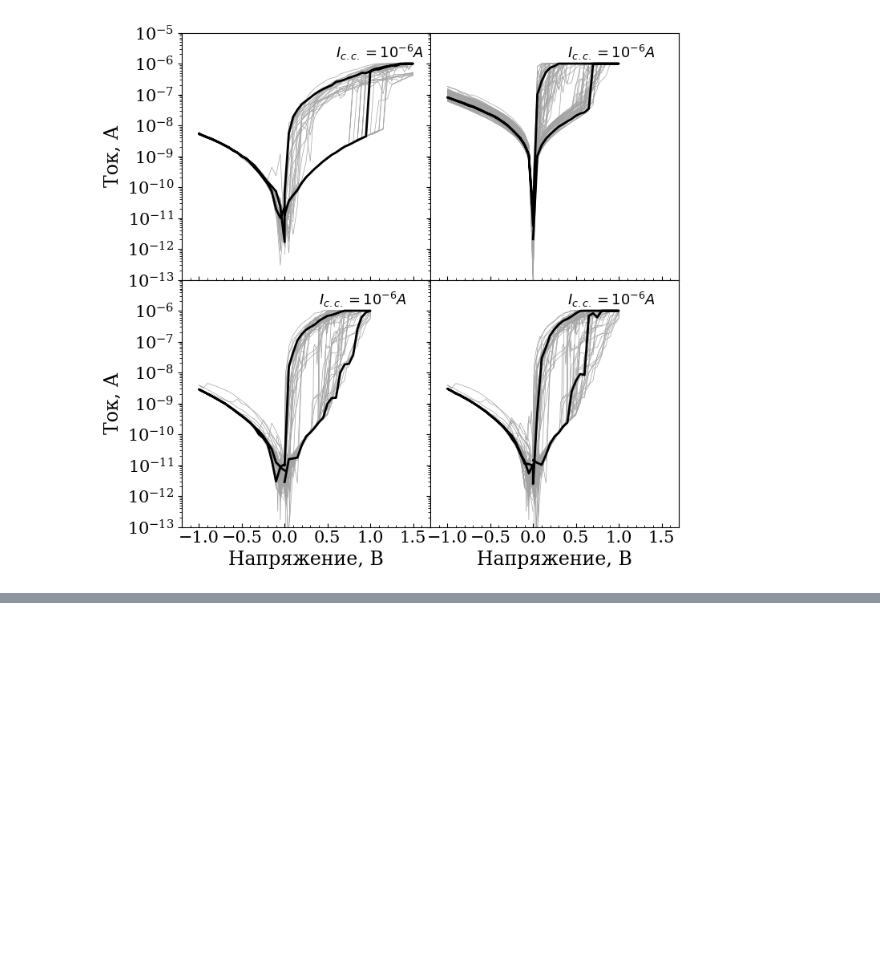
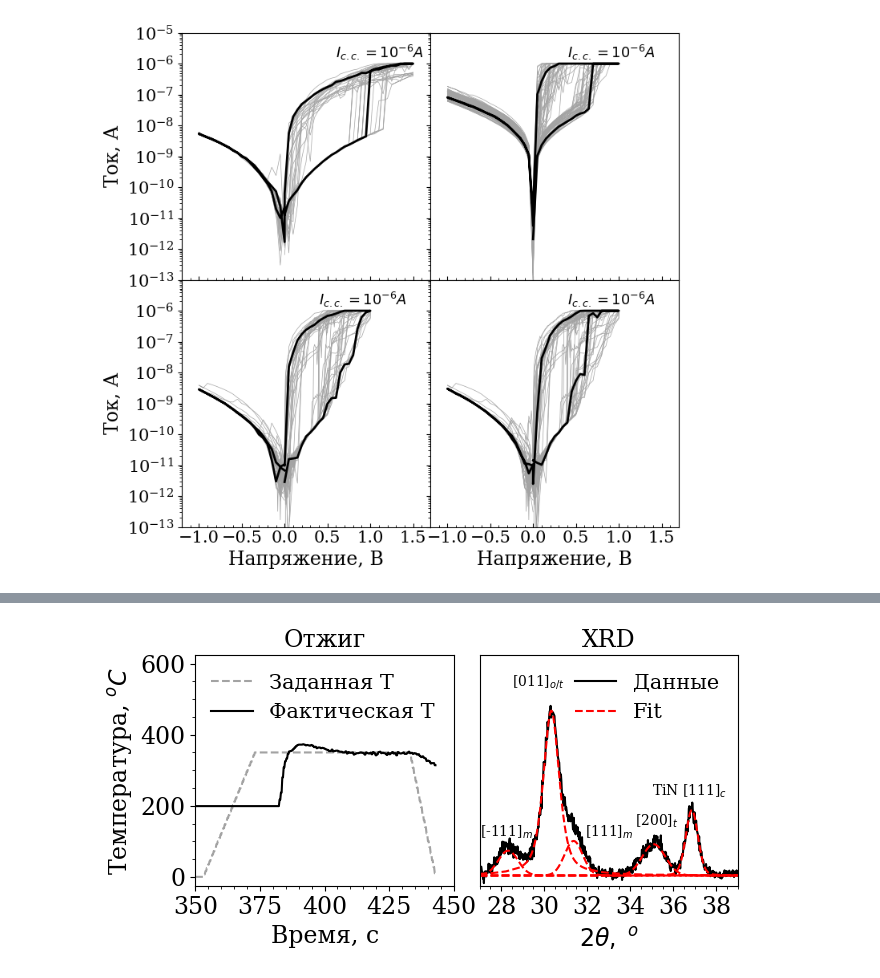
Before and after one commit to OneMoreGate/TiN-HZO_experimental, a Jupyter notebook: sample_4.1_postann_550_PLD/analysis.ipynb, the cells around one changed output, grey strips where cells are left out. Drawn from its saved outputs; the diff is of its cells as text; code cells hidden in the pictures; blank space fills up the shorter version.

```diff
--- a/sample_4.1_postann_550_PLD/analysis.ipynb
+++ b/sample_4.1_postann_550_PLD/analysis.ipynb
@@ -139,0 +141,54 @@ plt.savefig('annealing.png', dpi = 300, bbox_inches = 'tight')
+# %%
+post_ann = pd.read_csv('post_ann_2.HIS', skiprows=7)
+peak_data = pd.read_csv('samples3_peak-fitting_deconv.dat', skiprows=1, header=None, delimiter=' ')
+xrd_data = pd.read_csv('samples3_peak-fitting_subtracted.dat', delimiter=' ')
+
+
+fig = plt.figure(figsize=(7, 3))
+gs = GridSpec(ncols=2, nrows=1, figure=fig)
+
+ax_1 = fig.add_subplot(gs[0])
+ax_2 = fig.add_subplot(gs[1])
+
+ax_1.plot(post_ann['Time'], post_ann['Setpoint'], linestyle = 'dashed', color = '#a3a3a3', label = 'Заданная T')
+ax_1.plot(post_ann['Time'], post_ann['Pyro'], color = 'k', label = 'Фактическая T')
+ax_1.set(xlim = [350,450], ylim=[-25, 625])
+ax_1.legend(frameon = False, fontsize = 15)
+ax_1.xaxis.set_major_locator(ticker.MultipleLocator(25))
+ax_1.xaxis.set_minor_locator(ticker.MultipleLocator(5))
+ax_1.yaxis.set_major_locator(ticker.MultipleLocator(200))
+ax_1.yaxis.set_minor_locator(ticker.MultipleLocator(50))
+ax_1.set_ylabel(r'Температура, $^oC$', size = 17, fontfamily = 'serif')
+ax_1.set_xlabel('Время, с', size = 17, fontfamily = 'serif')
+ax_1.set_title('Отжиг', size = 17, fontfamily = 'serif')
+ax_1.tick_params(labelsize=17)
+
+ax_2.plot(xrd_data['Baseline_X'], xrd_data['Subtracted_Data'], color = 'k', label = 'Данные')
+ax_2.plot(peak_data[0], peak_data[1], color = 'r', linestyle = 'dashed', label = 'Fit')
+ax_2.plot(peak_data[2], peak_data[3], color = 'r', linestyle = 'dashed')
+ax_2.plot(peak_data[4], peak_data[5], color = 'r', linestyle = 'dashed')
+ax_2.plot(peak_data[6], peak_data[7], color = 'r', linestyle = 'dashed')
+ax_2.plot(peak_data[8], peak_data[9], color = 'r', linestyle = 'dashed')
+ax_2.xaxis.set_major_locator(ticker.MultipleLocator(2))
+ax_2.xaxis.set_minor_locator(ticker.MultipleLocator(0.5))
+ax_2.yaxis.set_major_locator(ticker.MultipleLocator(250))
+ax_2.yaxis.set_minor_locator(ticker.MultipleLocator(50))
+ax_2.tick_params(axis='x', labelsize=17)
+ax_2.tick_params(axis='y', which = 'both', left = False, labelleft = False)
+#ax_2.set_ylabel('Интенсивность', size = 17, fontfamily = 'serif')
+ax_2.set_xlabel(r'$ 2\theta, \; ^o$', size = 17, fontfamily = 'serif')
+ax_2.set_title('XRD', size = 17, fontfamily = 'serif')
+ax_2.set_xlim([27,39])
+ax_2.set_ylim([-5,110])
+ax_2.legend(frameon = False, fontsize = 15)
+ax_2.text(27, 20, r'[-111]$_m$')
+ax_2.text(28.5, 95, r'[011]$_{o/t}$')
+ax_2.text(31.9, 20, r'[111]$_m$')
+ax_2.text(34.2, 25, r'[200]$_t$')
+ax_2.text(35, 40, r'TiN [111]$_c$')
+
+gs.update(wspace=0.1)
+
+plt.savefig('annealing_2.png', dpi = 300, bbox_inches = 'tight')
+# %% [output]
+[figure, added]
```
Also changed, not shown: parts of 3 cells of this notebook, 15 other files.
